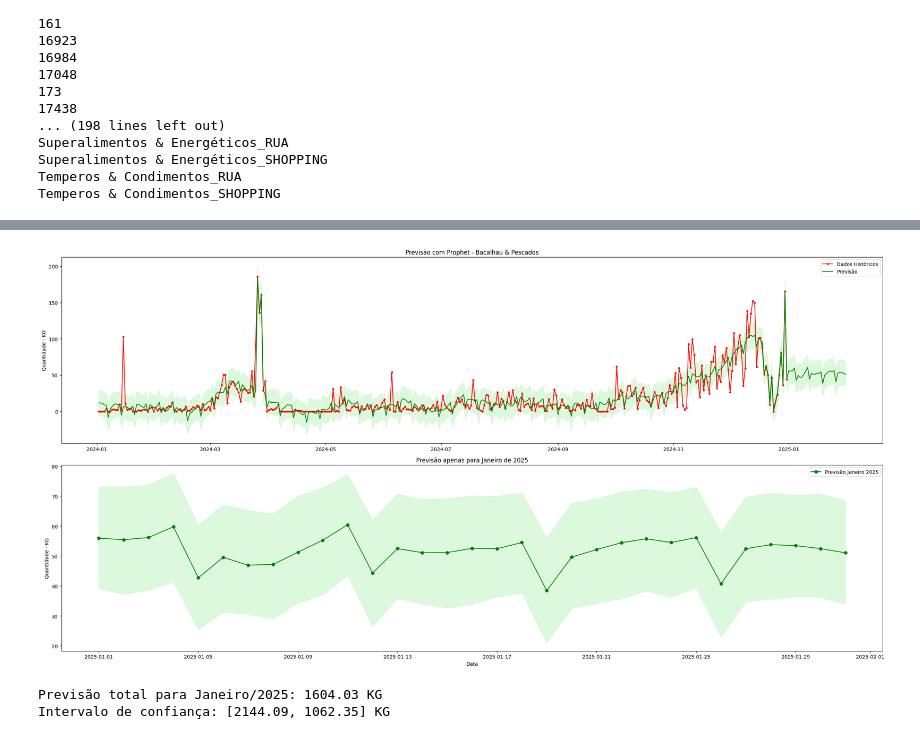
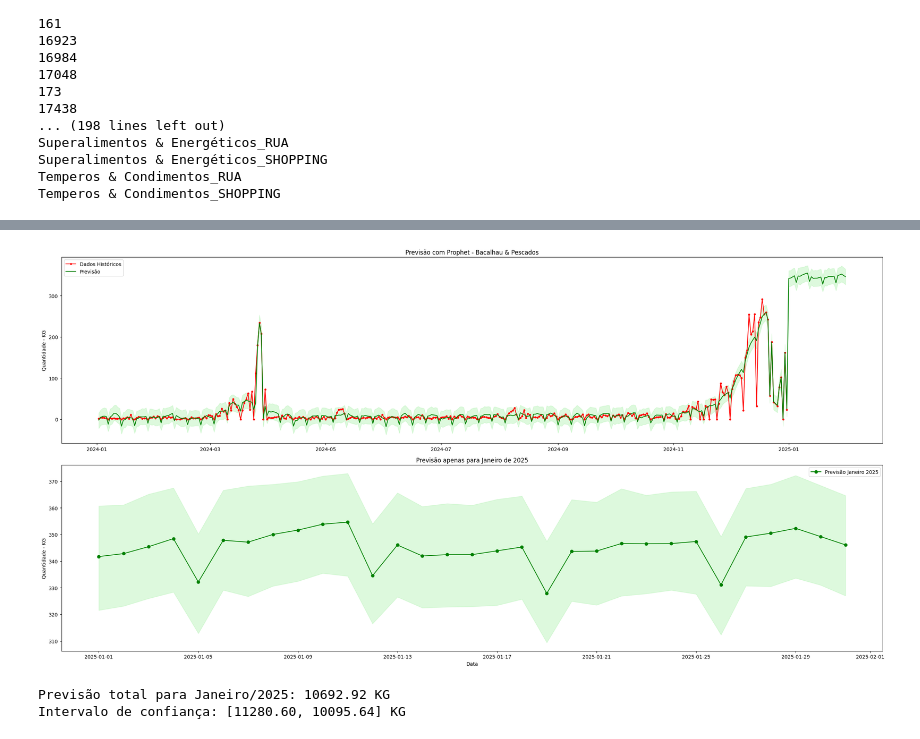
Before and after one commit to Ian-costermani/DS, a Jupyter notebook: Notebook_Grupo5.ipynb, the cells around one changed output, grey strips where cells are left out. Cells and saved outputs as stored; diff of their text form; code cells hidden in the pictures.

```diff
--- a/Notebook_Grupo5.ipynb
+++ b/Notebook_Grupo5.ipynb
@@ -315,26 +331,20 @@ def previsao(coluna_previsao, legenda):
     'upper_window': [0, 4, 1],
   })
 
-  model = Prophet(
-      holidays=feriados,
-      yearly_seasonality=True,
-     weekly_seasonality=True,
-      daily_seasonality=False
-  )
+
+
+  model = Prophet(holidays=feriados, yearly_seasonality=True, weekly_seasonality=True, daily_seasonality=False)
   model.add_seasonality(name='monthly', period=30.5, fourier_order=5)
   model.fit(df_prophet)
-
-# Fazendo a previsão
   future = model.make_future_dataframe(periods=31, freq='D')
   forecast = model.predict(future)
-
-# Filtrando  apenas previsões de janeiro de 2025
+# Filtrando apenas previsões de janeiro de 2025
   janeiro_2025 = forecast[(forecast['ds'].dt.month == 1) & (forecast['ds'].dt.year == 2025)]
 
-  # Criando os gráficos
+  # Cria os dois gráficos
   fig, axes = plt.subplots(nrows=2, figsize=(24, 12), sharex=False)
 
-  # Gráfico 1: Histórico + Previsão
+  # Gráfico 1: Histórico + Previsão completa
   axes[0].plot(df_prophet['ds'], df_prophet['y'], '.-', color='red', label='Dados Históricos')
   axes[0].plot(forecast['ds'], forecast['yhat'], '-', color='green', label='Previsão')
   axes[0].fill_between(forecast['ds'], forecast['yhat_lower'], forecast['yhat_upper'], color='lightgreen', alpha=0.3)
@@ -361,5 +371,5 @@ def previsao(coluna_previsao, legenda):
   print(f"Previsão total para Janeiro/2025: {soma_janeiro_2025:.2f} KG")
   print(f"Intervalo de confiança: [{soma_janeiro_2025_sup:.2f}, {soma_janeiro_2025_inf:.2f}] KG")
 # %%
-previsao('1813', 'Bacalhau & Pescados')
+previsao('Bacalhau & Pescados_RUA', 'Bacalhau & Pescados')
 # %% [output]
@@ -374,7 +384,7 @@ INFO:cmdstanpy:Chain [1] start processing
 INFO:cmdstanpy:Chain [1] done processing
-[figure, old version]
+[figure, new version]
-Previsão total para Janeiro/2025: 1604.03 KG
-Intervalo de confiança: [2144.09, 1062.35] KG
+Previsão total para Janeiro/2025: 10692.92 KG
+Intervalo de confiança: [11280.60, 10095.64] KG
 # %%
 previsao('Superalimentos & Energéticos','Previsao de Superalimentos & Energéticos')
 # %% [output]
```
Also changed, not shown: parts of 4 cells of this notebook.
